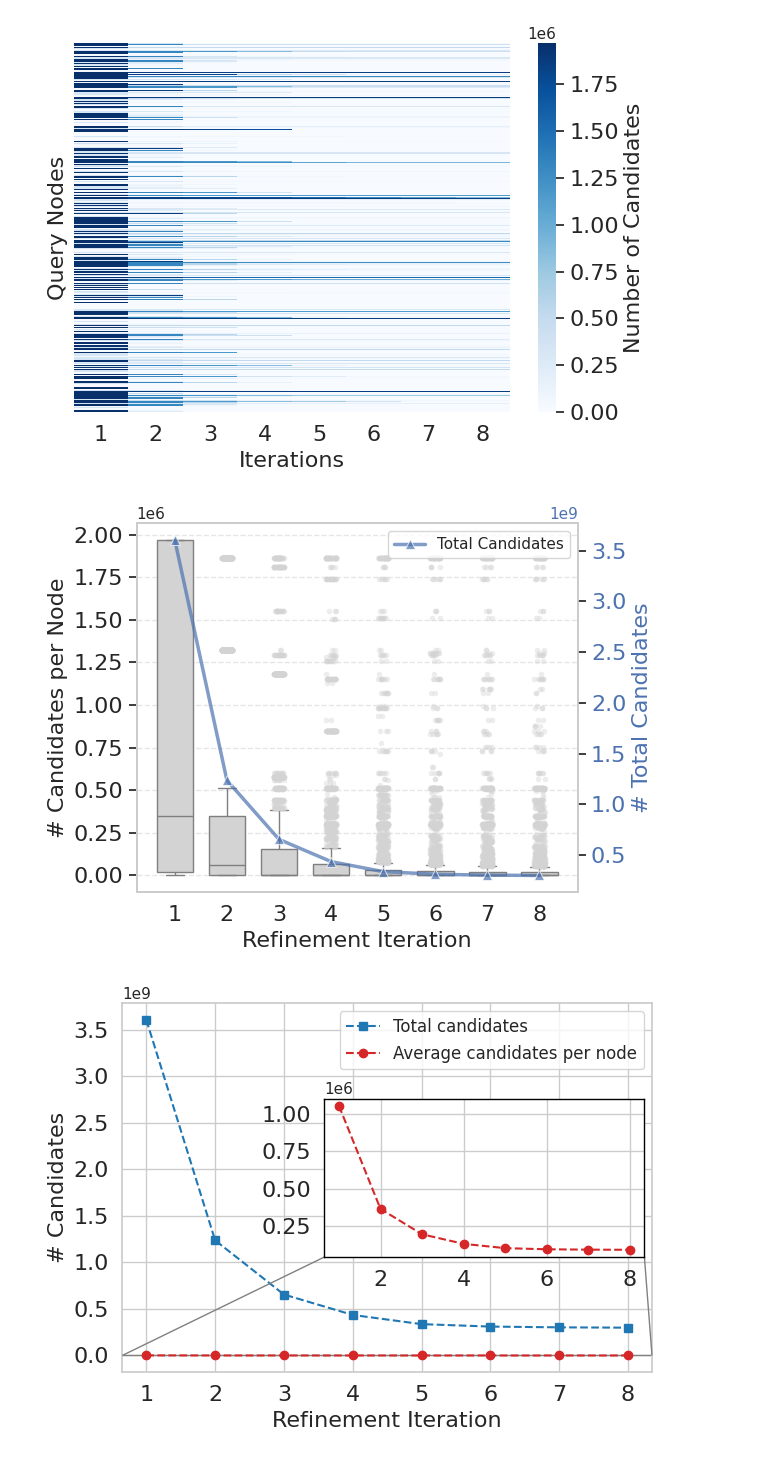
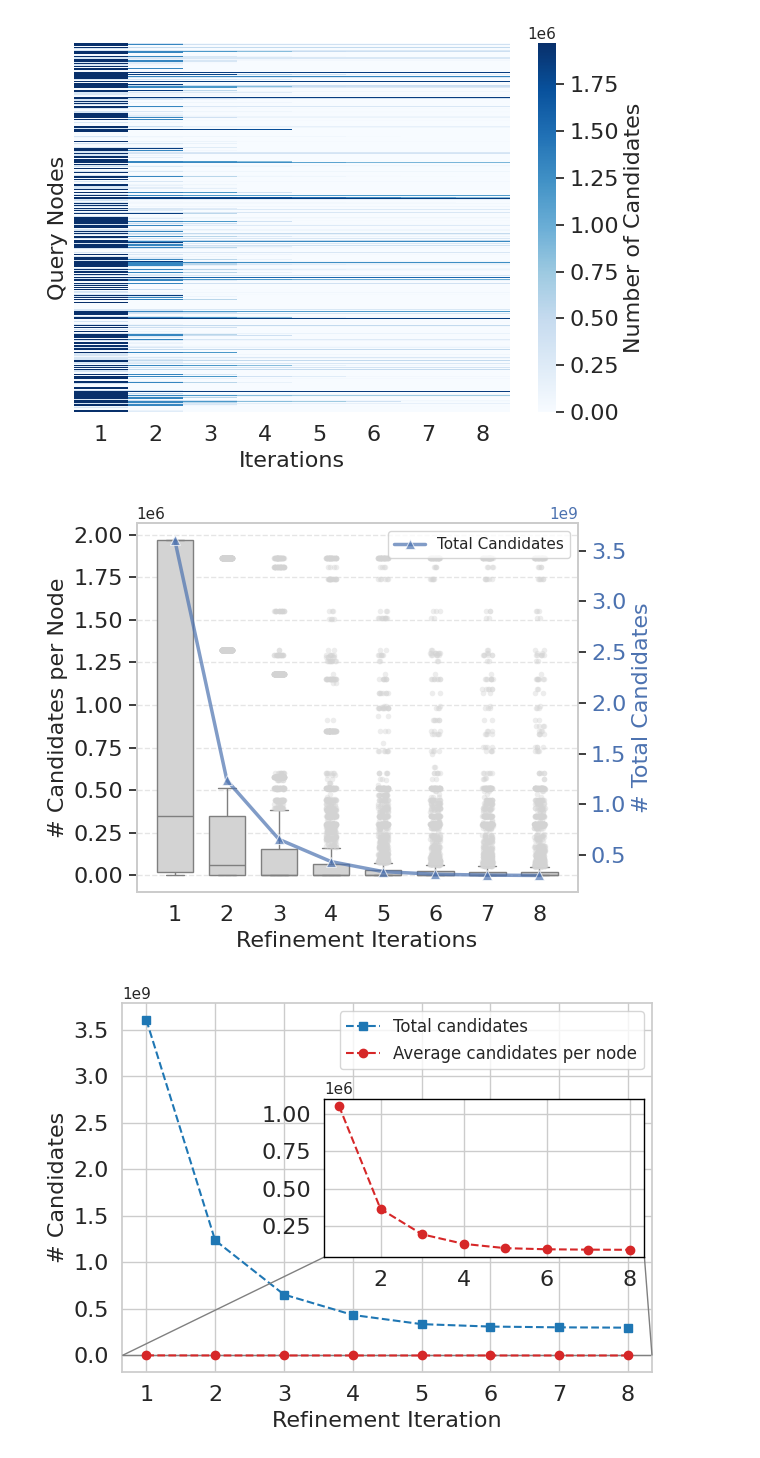
Before and after one commit to antonio-decaro/SIGMo, a Jupyter notebook: 4_produce_plot.ipynb, the cells around one changed output. Cells and saved outputs as stored; diff of their text form; code cells hidden in the pictures.

```diff
--- a/4_produce_plot.ipynb
+++ b/4_produce_plot.ipynb
@@ -481,35 +481,35 @@ sns.boxplot(data=data_for_scatter,
 sns.stripplot(
     data=outliers_df,
     x='Iteration',
     y='CandidateSize',
     ax=ax1,
     jitter=True,
     size=4,
     color='lightgray',
     alpha=0.4
 )
 
-ax1.set_xlabel('Refinement Iteration', fontsize=FONTSIZE)
+ax1.set_xlabel('Refinement Iterations', fontsize=FONTSIZE)
 ax1.set_ylabel('# Candidates per Node', fontsize=FONTSIZE)
 set_font_size(ax1, FONTSIZE)
 
 # Secondary axis for the total sum of candidates per iteration
 ax2 = ax1.twinx()
 total_candidates = data_for_scatter.groupby('Iteration')['CandidateSize'].sum().reset_index()
 
 sns.lineplot(data=total_candidates['CandidateSize'], ax=ax2, marker='^', linestyle='-', label='Total Candidates', linewidth=2.5, markersize=7, alpha=.7, color=COLOR)
 ax2.set_ylabel('# Total Candidates', fontsize=FONTSIZE, color=COLOR)
 ax2.tick_params(axis='y', labelcolor=COLOR)
 set_font_size(ax2, FONTSIZE)
 ax1.grid(True, axis='y', linestyle='--', alpha=0.5)
 # ax2.grid(True, axis='y', linestyle='--', alpha=0.5, color=sns.color_palette()[0])
 ax2.grid(False)
 
 fig.tight_layout()
 fig.savefig('./out/plots/candidates_size.pdf')
 fig.show()
 # %% [output]
-[figure, old version]
+[figure, new version]
 # %%
 from mpl_toolkits.axes_grid1.inset_locator import mark_inset
 
```
Also changed, not shown: parts of 4 cells of this notebook.
